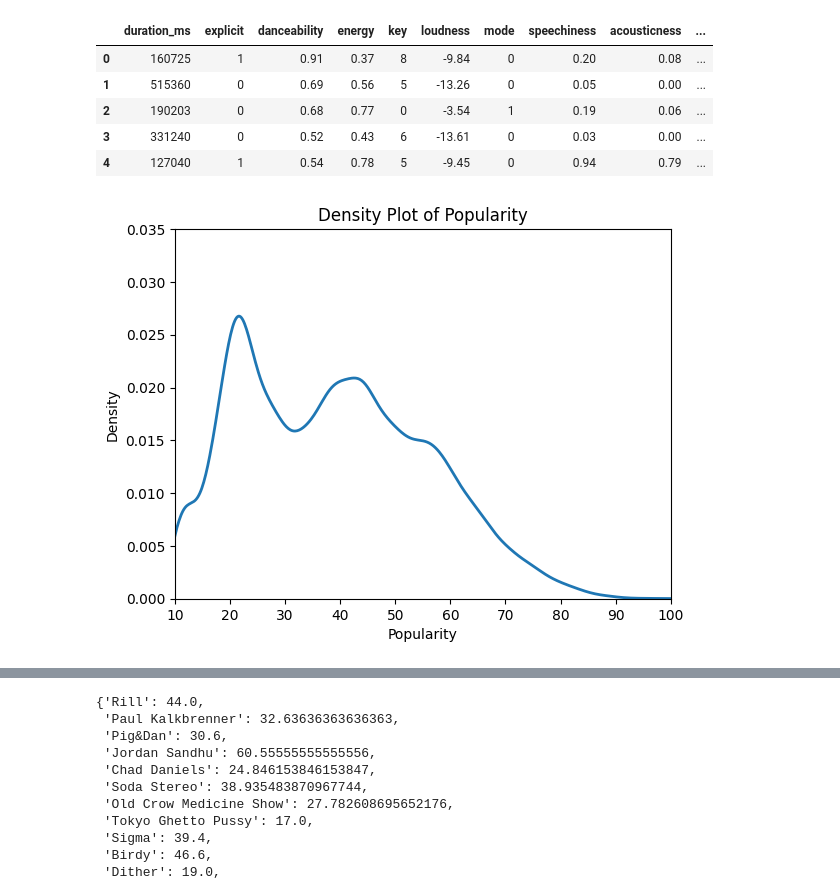
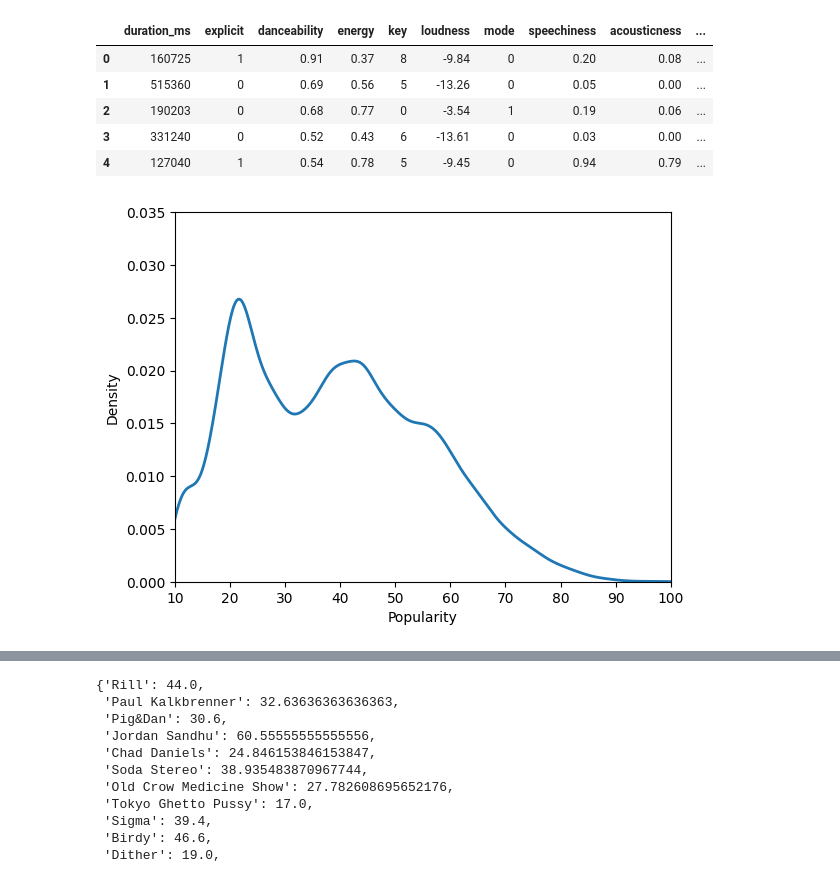
Before and after one commit to DavideMatta/SpotifyML, a Jupyter notebook: data_cleaning.ipynb, the cells around one changed output, grey strips where cells are left out. Saved outputs shown, nothing was run; the diff lists cells and outputs as text; code cells hidden in the pictures.

```diff
--- a/data_cleaning.ipynb
+++ b/data_cleaning.ipynb
@@ -198,15 +197,14 @@ spotify_numeric.head()
 | 4 | 127040 | 1 | 0.54 | 0.78 | 5 | -9.45 | 0 | 0.94 | 0.79 | ... |
 # %%
 spotify_numeric['popularity'].plot(kind='density', linewidth=2)
-plt.title('Density Plot of Popularity')
 plt.xlabel('Popularity')
 plt.ylabel('Density')
 plt.xlim((10, 100))
 plt.ylim((0, 0.035))
 
 plt.show()
 # %% [output]
-[figure, old version]
+[figure, new version]
 # %%
 # create column for album artist (necessary to avoid problems from album homonymy)
 # the first name in the 'artists' column always seems the album artist so this rule has been used
```
Also changed, not shown: parts of 2 cells of this notebook, 2 other files.
